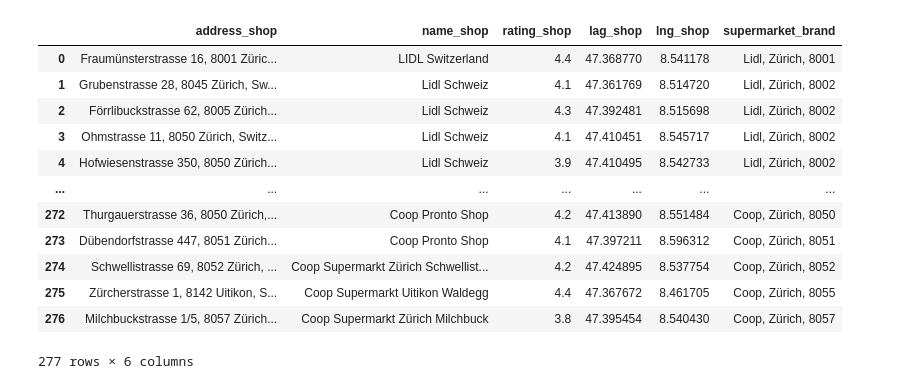
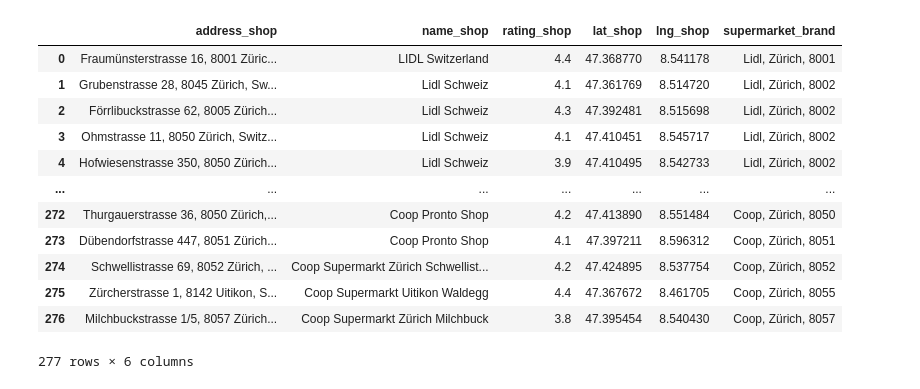
Before and after one commit to martrip/migros_data_challange, a Jupyter notebook: code/Data Cleaning Supermarkets.ipynb, the cells around one changed output. Cells and saved outputs as stored; diff of their text form; code cells hidden in the pictures.

Commit message:
second update cleaned supermarket data

```diff
--- a/code/Data Cleaning Supermarkets.ipynb
+++ b/code/Data Cleaning Supermarkets.ipynb
@@ -90,16 +90,16 @@ df_s
 # %%
 df_s = df_s.rename(
     columns={
         "formatted_address": "address_shop",
         "name": "name_shop",
         "rating": "rating_shop",
-        "geometry.location.lat": "lag_shop",
+        "geometry.location.lat": "lat_shop",
         "geometry.location.lng": "lng_shop",
     }
 )
 df_s
 # %% [output]
-|  | address_shop | name_shop | rating_shop | lag_shop | lng_shop | supermarket_brand |
+|  | address_shop | name_shop | rating_shop | lat_shop | lng_shop | supermarket_brand |
 | 0 | Fraumünsterstrasse 16, 8001 Züric... | LIDL Switzerland | 4.4 | 47.368770 | 8.541178 | Lidl, Zürich, 8001 |
 | 1 | Grubenstrasse 28, 8045 Zürich, Sw... | Lidl Schweiz | 4.1 | 47.361769 | 8.514720 | Lidl, Zürich, 8002 |
 | 2 | Förrlibuckstrasse 62, 8005 Zürich... | Lidl Schweiz | 4.3 | 47.392481 | 8.515698 | Lidl, Zürich, 8002 |
```
Also changed, not shown: parts of 2 cells of this notebook, 2 other files.
